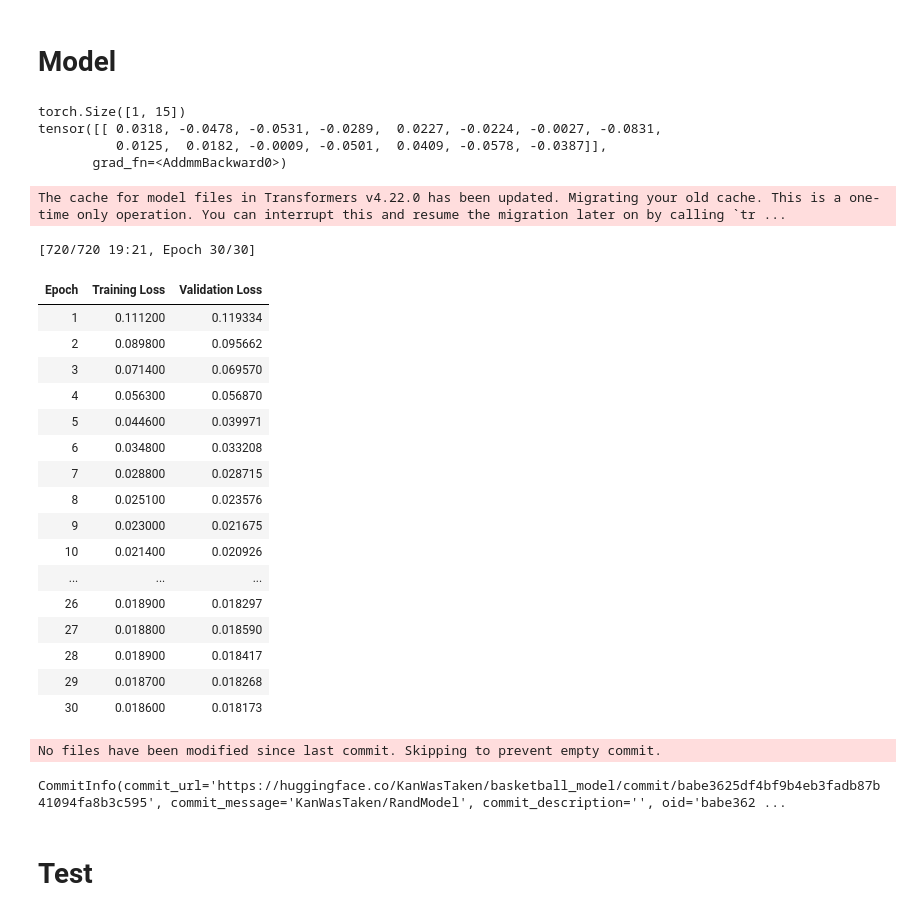
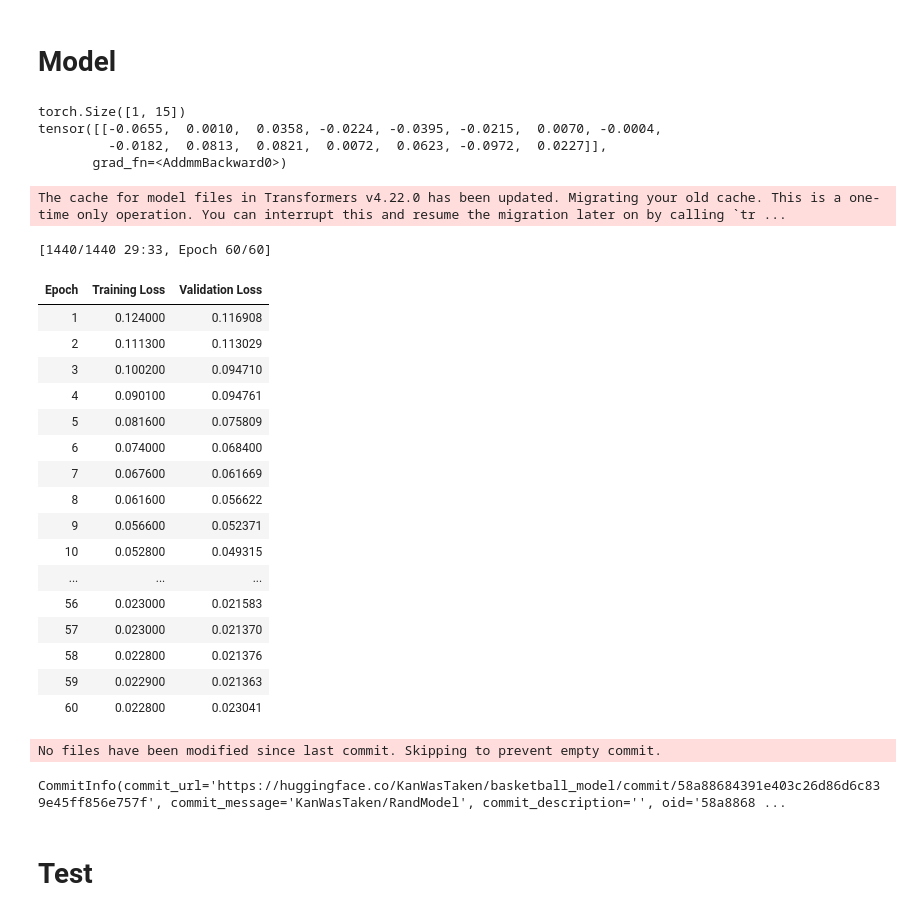
Before and after one commit to KangaOnGit/Wharton-Data-Science-Competition, a Jupyter notebook: Regression Model (Synthetic Data Generaion).ipynb, the cells around one changed output. Drawn from its saved outputs; the diff is of its cells as text; code cells hidden in the pictures.

Commit message:
30 -> 60 Epoch | Error Logging Removed | Regression Model (Wharton)/Ver.11

```diff
--- a/Regression Model (Synthetic Data Generaion).ipynb
+++ b/Regression Model (Synthetic Data Generaion).ipynb
@@ -329,7 +334,7 @@ device = torch.device("cuda" if torch.cuda.is_available() else "cpu")
 import torch.nn.functional as F
 
 class FeatureGrouping(nn.Module):
-    def __init__(self, num_features=19, max_groups=3, embed_dim=4, output_dim=15, resnet_model="resnet50", finetune = False):
+    def __init__(self, num_features=19, max_groups=3, embed_dim=4, output_dim=15, resnet_model="resnet50", finetune=False):
         super().__init__()
         self.num_features = num_features
         self.max_groups = max_groups
@@ -368,6 +373,14 @@ class FeatureGrouping(nn.Module):
 
         # Final regression head
         self.fc = nn.Linear(in_features, output_dim)
+
+        # Set ResNet layers to trainable or frozen based on finetune flag
+        if finetune:
+            for param in self.resnet.parameters():
+                param.requires_grad = True
+        else:
+            for param in self.resnet.parameters():
+                param.requires_grad = False
 
     def forward(self, x):
         batch_size = x.shape[0]
@@ -444,16 +457,17 @@ class FeatureGrouping(nn.Module):
 
         return output
 
+# Example usage
 batch_size = 1
 x = torch.randn(batch_size, 19)  # Example input features
-model = FeatureGrouping(resnet_model="resnet50")  # Using ResNet50
+model = FeatureGrouping(resnet_model="resnet50", finetune=False)  # Finetune ResNet
 output = model(x)
 print(output.shape)  # Expected: (B, 15)
 print(output)
 # %% [output]
 torch.Size([1, 15])
-tensor([[ 0.0318, -0.0478, -0.0531, -0.0289,  0.0227, -0.0224, -0.0027, -0.0831,
-          0.0125,  0.0182, -0.0009, -0.0501,  0.0409, -0.0578, -0.0387]],
+tensor([[-0.0655,  0.0010,  0.0358, -0.0224, -0.0395, -0.0215,  0.0070, -0.0004,
+         -0.0182,  0.0813,  0.0821,  0.0072,  0.0623, -0.0972,  0.0227]],
        grad_fn=<AddmmBackward0>)
 # %%
 from transformers import PreTrainedModel, PretrainedConfig
@@ -508,65 +522,69 @@ class LossLoggerCallback(TrainerCallback):
         if logs and "loss" in logs:
             print(f"📢 Epoch {state.epoch:.0f}: Train Loss = {logs['loss']:.4f}")
 # %%
+import warnings
 from transformers import Trainer, TrainingArguments
+
+# Ignore all warnings
+warnings.filterwarnings("ignore")
 
 training_args = TrainingArguments(
     output_dir="./basketball_model",
-    learning_rate = 1e-5,
+    learning_rate=1e-5,
     eval_strategy="epoch",  # Evaluate at each epoch
     save_strategy="epoch",
     logging_strategy="epoch",  # Log every epoch
     logging_dir="./logs",
     logging_steps=1,  # Log at every step
     per_device_train_batch_size=128,
     per_device_eval_batch_size=32,
-    num_train_epochs=30,
+    num_train_epochs=60,
     weight_decay=0.01,
     report_to="none",
     push_to_hub=True,
-    optim = 'adamw_torch'
+    optim='adamw_torch'
 )
 
 # Initialize Model
 model = FeatureGroupingModel(FeatureGroupingConfig())
 
 trainer = Trainer(
     model=model.to(device),
     args=training_args,
     train_dataset=train_set,
     eval_dataset=val_set
     #callbacks=[LossLoggerCallback()]  # Add the callback here
 )
 
 # Train the Model
 trainer.train()
 
 # Save Model
 trainer.save_model("./basketball_model")
 
 # Save Model to Hugging Face Hub
 trainer.push_to_hub("KanWasTaken/RandModel")
 # %% [output]
-[720/720 19:21, Epoch 30/30]
+[1440/1440 29:33, Epoch 60/60]
 | Epoch | Training Loss | Validation Loss |
-| 1 | 0.111200 | 0.119334 |
-| 2 | 0.089800 | 0.095662 |
-| 3 | 0.071400 | 0.069570 |
-| 4 | 0.056300 | 0.056870 |
-| 5 | 0.044600 | 0.039971 |
-| 6 | 0.034800 | 0.033208 |
-| 7 | 0.028800 | 0.028715 |
-| 8 | 0.025100 | 0.023576 |
-| 9 | 0.023000 | 0.021675 |
-| 10 | 0.021400 | 0.020926 |
+| 1 | 0.124000 | 0.116908 |
+| 2 | 0.111300 | 0.113029 |
+| 3 | 0.100200 | 0.094710 |
+| 4 | 0.090100 | 0.094761 |
+| 5 | 0.081600 | 0.075809 |
+| 6 | 0.074000 | 0.068400 |
+| 7 | 0.067600 | 0.061669 |
+| 8 | 0.061600 | 0.056622 |
+| 9 | 0.056600 | 0.052371 |
+| 10 | 0.052800 | 0.049315 |
 | ... | ... | ... |
-| 26 | 0.018900 | 0.018297 |
-| 27 | 0.018800 | 0.018590 |
-| 28 | 0.018900 | 0.018417 |
-| 29 | 0.018700 | 0.018268 |
-| 30 | 0.018600 | 0.018173 |
+| 56 | 0.023000 | 0.021583 |
+| 57 | 0.023000 | 0.021370 |
+| 58 | 0.022800 | 0.021376 |
+| 59 | 0.022900 | 0.021363 |
+| 60 | 0.022800 | 0.023041 |
 No files have been modified since last commit. Skipping to prevent empty commit.
-CommitInfo(commit_url='https://huggingface.co/KanWasTaken/basketball_model/commit/babe3625df4bf9b4eb3fadb87b41094fa8b3c595', commit_message='KanWasTaken/RandModel', commit_description='', oid='babe362 ...
+CommitInfo(commit_url='https://huggingface.co/KanWasTaken/basketball_model/commit/58a88684391e403c26d86d6c839e45ff856e757f', commit_message='KanWasTaken/RandModel', commit_description='', oid='58a8868 ...
 # %% [markdown]
 # **Test**
 # %%
```
Also changed, not shown: parts of 2 cells of this notebook.
